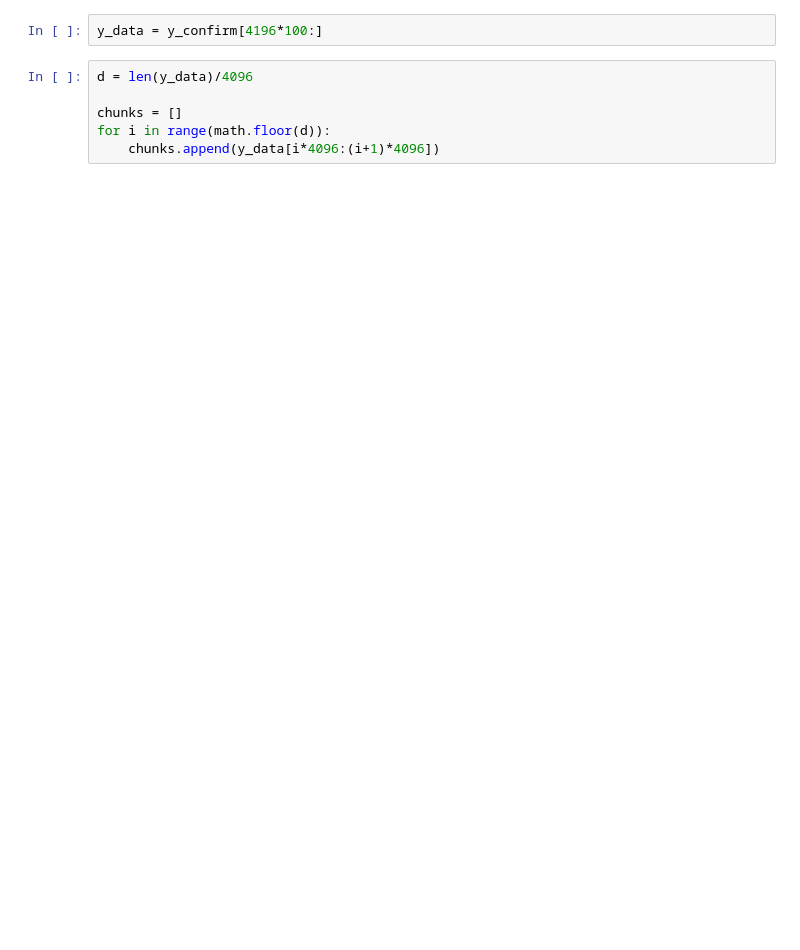
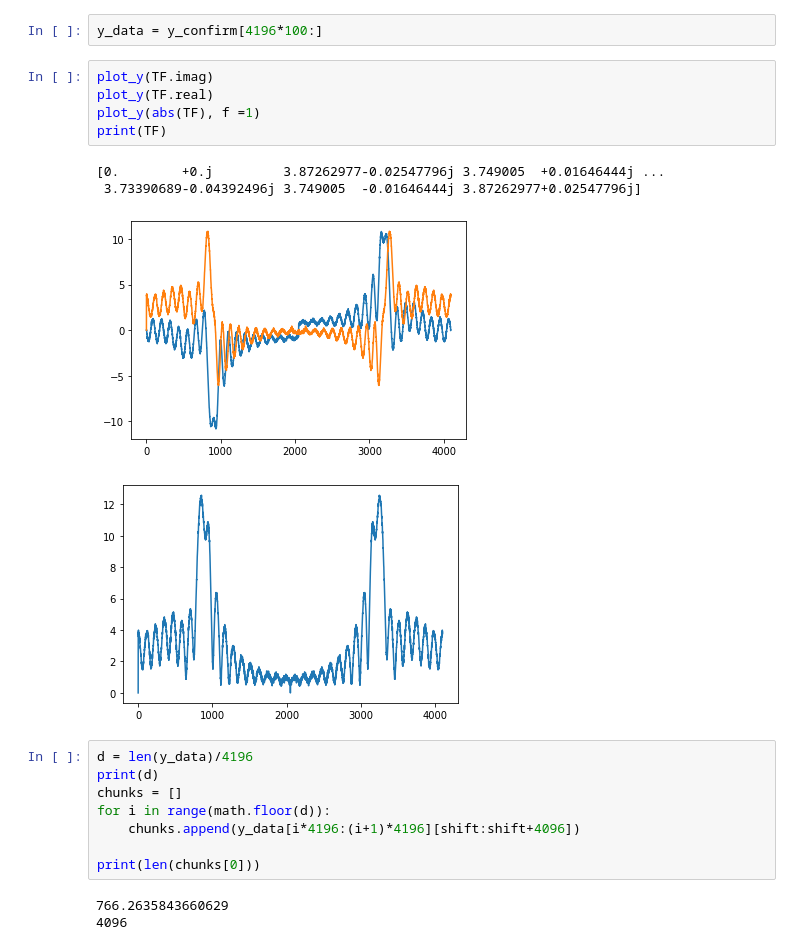
Before and after one commit to kaijunge/CleanNoise_GF3, a Jupyter notebook: Week 2 Challenge - 4.ipynb, the cells around one changed output. Saved outputs shown, nothing was run; the diff lists cells and outputs as text; blank space fills up the shorter version.

```diff
--- a/Week 2 Challenge - 4.ipynb
+++ b/Week 2 Challenge - 4.ipynb
@@ -162,10 +161,25 @@ for i in range(2048):
 # %%
 y_data = y_confirm[4196*100:]
+# %%
+plot_y(TF.imag)
+plot_y(TF.real)
+plot_y(abs(TF), f =1)
+print(TF)
+# %% [output]
+[0.        +0.j         3.87262977-0.02547796j 3.749005  +0.01646444j ...
+ 3.73390689-0.04392496j 3.749005  -0.01646444j 3.87262977+0.02547796j]
+[figure, added]
+[figure, added]
 # %%
-d = len(y_data)/4096
-
+d = len(y_data)/4196
+print(d)
 chunks = []
 for i in range(math.floor(d)):
-    chunks.append(y_data[i*4096:(i+1)*4096])
+    chunks.append(y_data[i*4196:(i+1)*4196][shift:shift+4096])
+
+print(len(chunks[0]))
+# %% [output]
+766.2635843660629
+4096
 # %%
 binary = []
```
Also changed, not shown: parts of 13 cells of this notebook, 8 other files.
